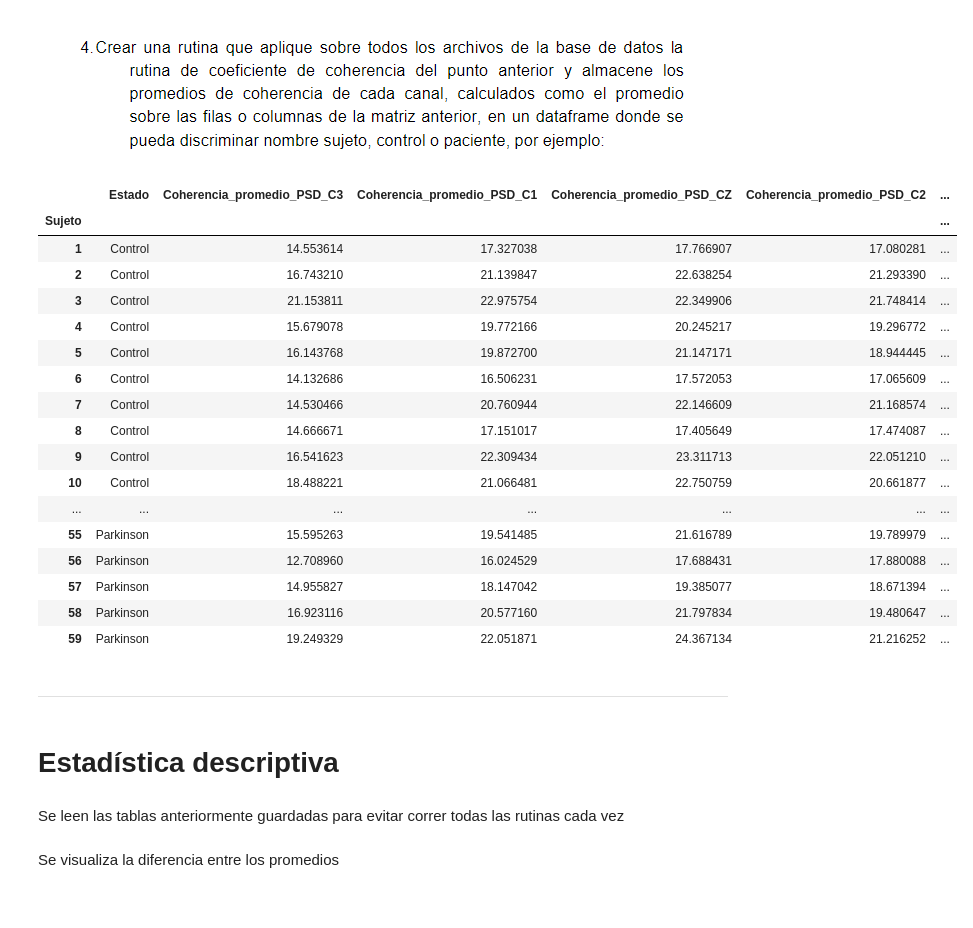
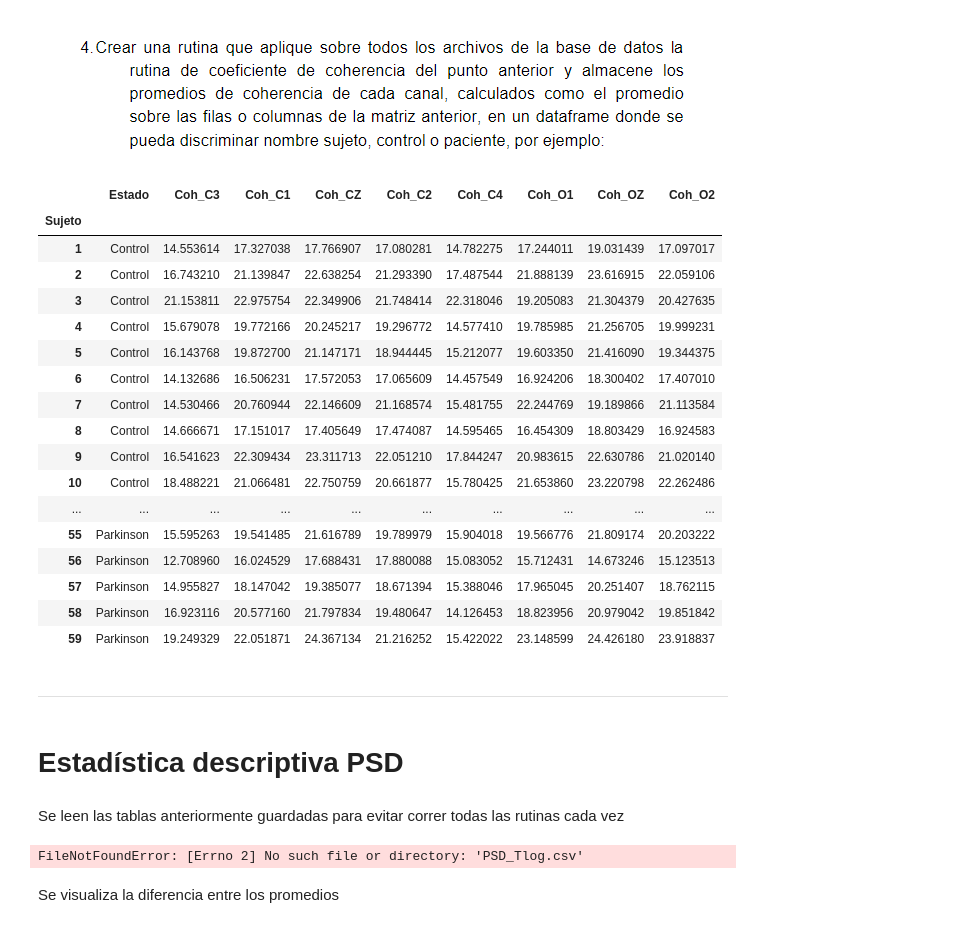
Before and after one commit to Astolfo2332/Parkinson_difference, a Jupyter notebook: Proyecto 2/Proyecto_2.ipynb, the cells around one changed output. Drawn from its saved outputs; the diff is of its cells as text; code cells hidden in the pictures.

Commit message:
Estadística coh y transf log para PSD

```diff
--- a/Proyecto 2/Proyecto_2.ipynb
+++ b/Proyecto 2/Proyecto_2.ipynb
@@ -241,46 +239,51 @@ names = ["Estado",'Coherencia_promedio_PSD_C3', 'Coherencia_promedio_PSD_C1', 'C
+# %%
+namesc = ["Estado",'Coh_C3', 'Coh_C1', 'Coh_CZ', 'Coh_C2', 'Coh_C4', 'Coh_O1', 'Coh_OZ', 'Coh_O2'] #Los nombres de las columnas
 # %%
-df=pd.DataFrame(columns=names) #Se crea el data frame
+df=pd.DataFrame(columns=namesc) #Se crea el data frame
 con=1
 #Se inspecciona cada paciente, en este caso pandas toma las listas así que solo se coloca paciente
 # (lista con primedio de cada canal) y el contador para identificar el paciente
 for paciente in datosprompaciente:
     df.loc[con]=paciente
     con+=1
 for paciente in datosprompaciente_p:
     df.loc[con]=paciente
     con+=1
 df.index.name="Sujeto"
 df
 # %% [output]
-|  | Estado | Coherencia_promedio_PSD_C3 | Coherencia_promedio_PSD_C1 | Coherencia_promedio_PSD_CZ | Coherencia_promedio_PSD_C2 | ... |
-| Sujeto |  |  |  |  |  | ... |
-| 1 | Control | 14.553614 | 17.327038 | 17.766907 | 17.080281 | ... |
-| 2 | Control | 16.743210 | 21.139847 | 22.638254 | 21.293390 | ... |
-| 3 | Control | 21.153811 | 22.975754 | 22.349906 | 21.748414 | ... |
-| 4 | Control | 15.679078 | 19.772166 | 20.245217 | 19.296772 | ... |
-| 5 | Control | 16.143768 | 19.872700 | 21.147171 | 18.944445 | ... |
-| 6 | Control | 14.132686 | 16.506231 | 17.572053 | 17.065609 | ... |
-| 7 | Control | 14.530466 | 20.760944 | 22.146609 | 21.168574 | ... |
-| 8 | Control | 14.666671 | 17.151017 | 17.405649 | 17.474087 | ... |
-| 9 | Control | 16.541623 | 22.309434 | 23.311713 | 22.051210 | ... |
-| 10 | Control | 18.488221 | 21.066481 | 22.750759 | 20.661877 | ... |
-| ... | ... | ... | ... | ... | ... | ... |
-| 55 | Parkinson | 15.595263 | 19.541485 | 21.616789 | 19.789979 | ... |
-| 56 | Parkinson | 12.708960 | 16.024529 | 17.688431 | 17.880088 | ... |
-| 57 | Parkinson | 14.955827 | 18.147042 | 19.385077 | 18.671394 | ... |
-| 58 | Parkinson | 16.923116 | 20.577160 | 21.797834 | 19.480647 | ... |
-| 59 | Parkinson | 19.249329 | 22.051871 | 24.367134 | 21.216252 | ... |
+|  | Estado | Coh_C3 | Coh_C1 | Coh_CZ | Coh_C2 | Coh_C4 | Coh_O1 | Coh_OZ | Coh_O2 |
+| Sujeto |  |  |  |  |  |  |  |  |  |
+| 1 | Control | 14.553614 | 17.327038 | 17.766907 | 17.080281 | 14.782275 | 17.244011 | 19.031439 | 17.097017 |
+| 2 | Control | 16.743210 | 21.139847 | 22.638254 | 21.293390 | 17.487544 | 21.888139 | 23.616915 | 22.059106 |
+| 3 | Control | 21.153811 | 22.975754 | 22.349906 | 21.748414 | 22.318046 | 19.205083 | 21.304379 | 20.427635 |
+| 4 | Control | 15.679078 | 19.772166 | 20.245217 | 19.296772 | 14.577410 | 19.785985 | 21.256705 | 19.999231 |
+| 5 | Control | 16.143768 | 19.872700 | 21.147171 | 18.944445 | 15.212077 | 19.603350 | 21.416090 | 19.344375 |
+| 6 | Control | 14.132686 | 16.506231 | 17.572053 | 17.065609 | 14.457549 | 16.924206 | 18.300402 | 17.407010 |
+| 7 | Control | 14.530466 | 20.760944 | 22.146609 | 21.168574 | 15.481755 | 22.244769 | 19.189866 | 21.113584 |
+| 8 | Control | 14.666671 | 17.151017 | 17.405649 | 17.474087 | 14.595465 | 16.454309 | 18.803429 | 16.924583 |
+| 9 | Control | 16.541623 | 22.309434 | 23.311713 | 22.051210 | 17.844247 | 20.983615 | 22.630786 | 21.020140 |
+| 10 | Control | 18.488221 | 21.066481 | 22.750759 | 20.661877 | 15.780425 | 21.653860 | 23.220798 | 22.262486 |
+| ... | ... | ... | ... | ... | ... | ... | ... | ... | ... |
+| 55 | Parkinson | 15.595263 | 19.541485 | 21.616789 | 19.789979 | 15.904018 | 19.566776 | 21.809174 | 20.203222 |
+| 56 | Parkinson | 12.708960 | 16.024529 | 17.688431 | 17.880088 | 15.083052 | 15.712431 | 14.673246 | 15.123513 |
+| 57 | Parkinson | 14.955827 | 18.147042 | 19.385077 | 18.671394 | 15.388046 | 17.965045 | 20.251407 | 18.762115 |
+| 58 | Parkinson | 16.923116 | 20.577160 | 21.797834 | 19.480647 | 14.126453 | 18.823956 | 20.979042 | 19.851842 |
+| 59 | Parkinson | 19.249329 | 22.051871 | 24.367134 | 21.216252 | 15.422022 | 23.148599 | 24.426180 | 23.918837 |
 # %%
 df.to_csv("Tabla_coherencia.cvs",index=False)
 # %% [markdown]
 ---
 # %% [markdown]
-# Estadística descriptiva
+# Estadística descriptiva PSD
 # %% [markdown]
 Se leen las tablas anteriormente guardadas para evitar correr todas las rutinas cada vez
 # %%
 df=pd.read_csv("Tabla.cvs") #Datos de PSD
-df2=pd.read_csv("Tabla.cvs") #Datos de coherencia
+df2=pd.read_csv("Tabla_coherencia.cvs") #Datos de coherencia
+df3=pd.read_csv("PSD_Tlog.cvs")
+# %% [output]
+FileNotFoundError: [Errno 2] No such file or directory: 'PSD_Tlog.csv'
 # %% [markdown]
 Se visualiza la diferencia entre los promedios
 # %%
```
Also changed, not shown: parts of 36 cells of this notebook, 2 other files.
